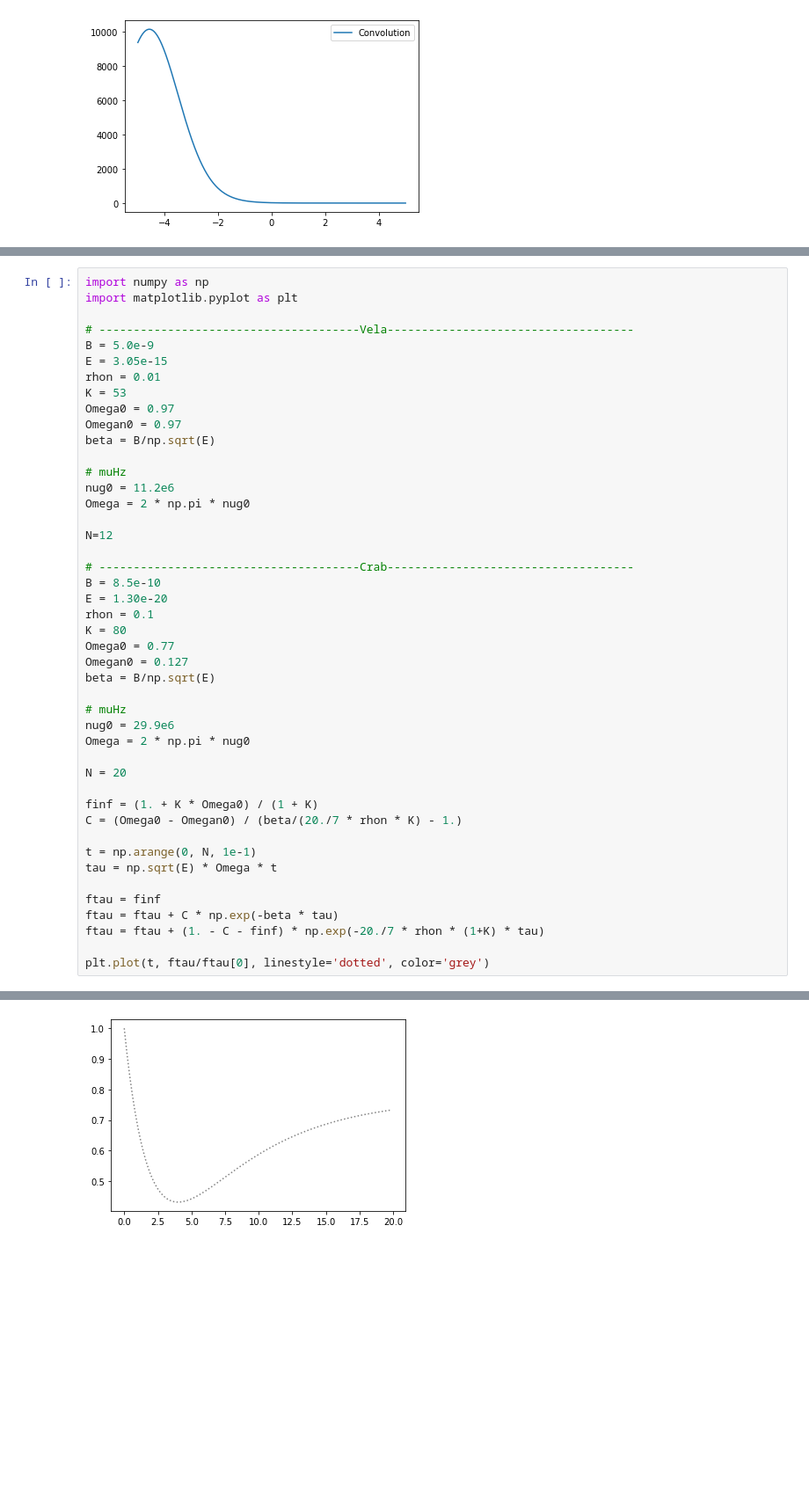
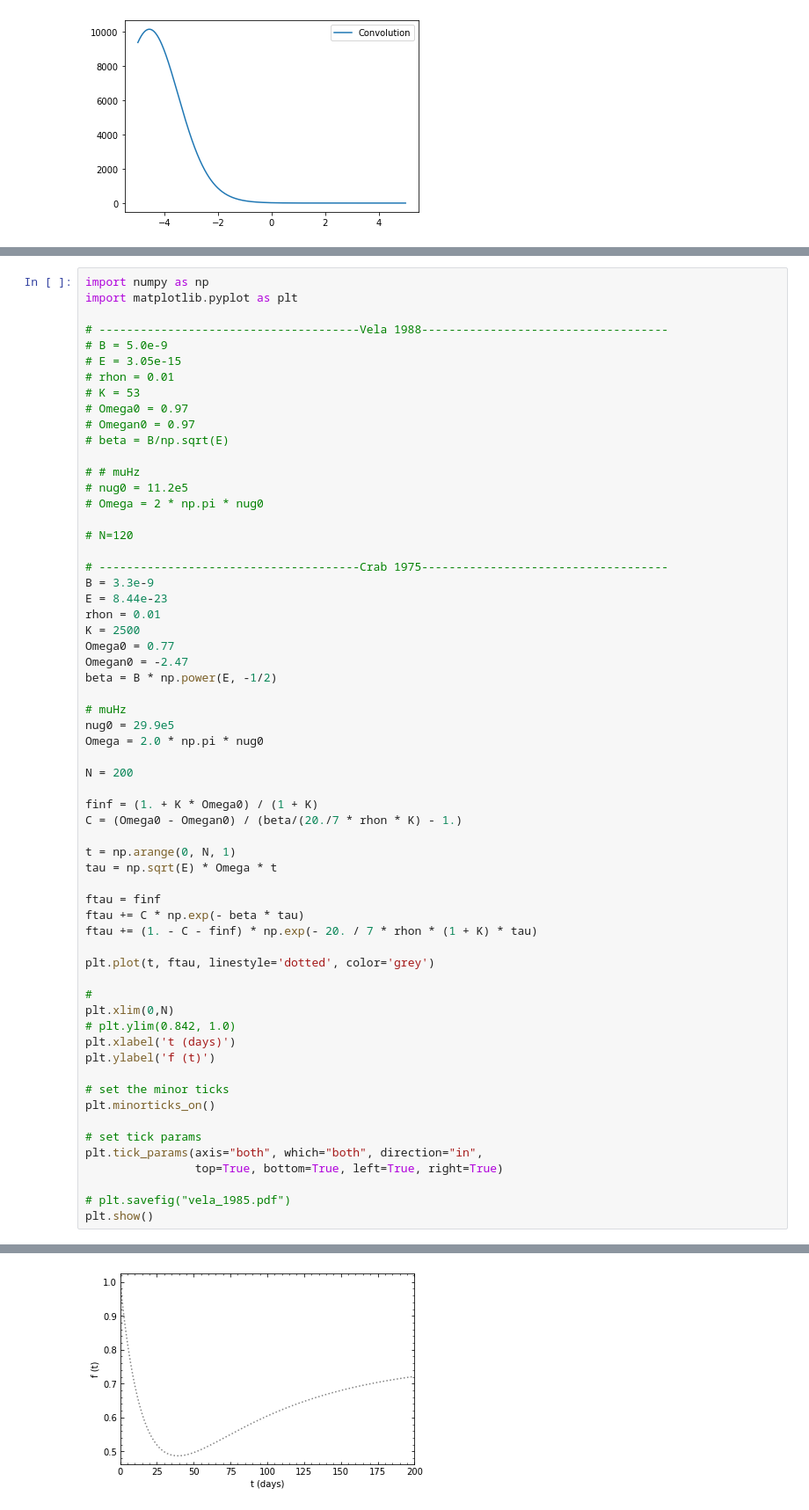
Before and after one commit to phy-zhaoqing/glitch, a Jupyter notebook: conv.ipynb, the cells around one changed output, grey strips where cells are left out. Shown at 88% size. Drawn from its saved outputs; the diff is of its cells as text; blank space fills up the shorter version.

```diff
--- a/conv.ipynb
+++ b/conv.ipynb
@@ -269,45 +269,61 @@ plt.plot(t, ftau)
 import numpy as np
 import matplotlib.pyplot as plt
 
-# --------------------------------------Vela------------------------------------
-B = 5.0e-9
-E = 3.05e-15
+# --------------------------------------Vela 1988------------------------------------
+# B = 5.0e-9
+# E = 3.05e-15
+# rhon = 0.01
+# K = 53
+# Omega0 = 0.97
+# Omegan0 = 0.97
+# beta = B/np.sqrt(E)
+
+# # muHz
+# nug0 = 11.2e5
+# Omega = 2 * np.pi * nug0
+
+# N=120
+
+# --------------------------------------Crab 1975------------------------------------
+B = 3.3e-9
+E = 8.44e-23
 rhon = 0.01
-K = 53
-Omega0 = 0.97
-Omegan0 = 0.97
-beta = B/np.sqrt(E)
+K = 2500
+Omega0 = 0.77
+Omegan0 = -2.47
+beta = B * np.power(E, -1/2)
 
 # muHz
-nug0 = 11.2e6
-Omega = 2 * np.pi * nug0
+nug0 = 29.9e5
+Omega = 2.0 * np.pi * nug0
 
-N=12
-
-# --------------------------------------Crab------------------------------------
-B = 8.5e-10
-E = 1.30e-20
-rhon = 0.1
-K = 80
-Omega0 = 0.77
-Omegan0 = 0.127
-beta = B/np.sqrt(E)
-
-# muHz
-nug0 = 29.9e6
-Omega = 2 * np.pi * nug0
-
-N = 20
+N = 200
 
 finf = (1. + K * Omega0) / (1 + K)
 C = (Omega0 - Omegan0) / (beta/(20./7 * rhon * K) - 1.)
 
-t = np.arange(0, N, 1e-1)
+t = np.arange(0, N, 1)
 tau = np.sqrt(E) * Omega * t
 
 ftau = finf
-ftau = ftau + C * np.exp(-beta * tau)
-ftau = ftau + (1. - C - finf) * np.exp(-20./7 * rhon * (1+K) * tau)
+ftau += C * np.exp(- beta * tau)
+ftau += (1. - C - finf) * np.exp(- 20. / 7 * rhon * (1 + K) * tau)
 
-plt.plot(t, ftau/ftau[0], linestyle='dotted', color='grey')
+plt.plot(t, ftau, linestyle='dotted', color='grey')
+
+#
+plt.xlim(0,N)
+# plt.ylim(0.842, 1.0)
+plt.xlabel('t (days)')
+plt.ylabel('f (t)')
+
+# set the minor ticks
+plt.minorticks_on()
+
+# set tick params
+plt.tick_params(axis="both", which="both", direction="in",
+                top=True, bottom=True, left=True, right=True)
+
+# plt.savefig("vela_1985.pdf")
+plt.show()
 # %% [output]
@@ -315 +330 @@ plt.plot(t, ftau/ftau[0], linestyle='dotted', color='grey')
-[figure, old version]
+[figure, new version]
```
Also changed, not shown: parts of 4 cells of this notebook.
